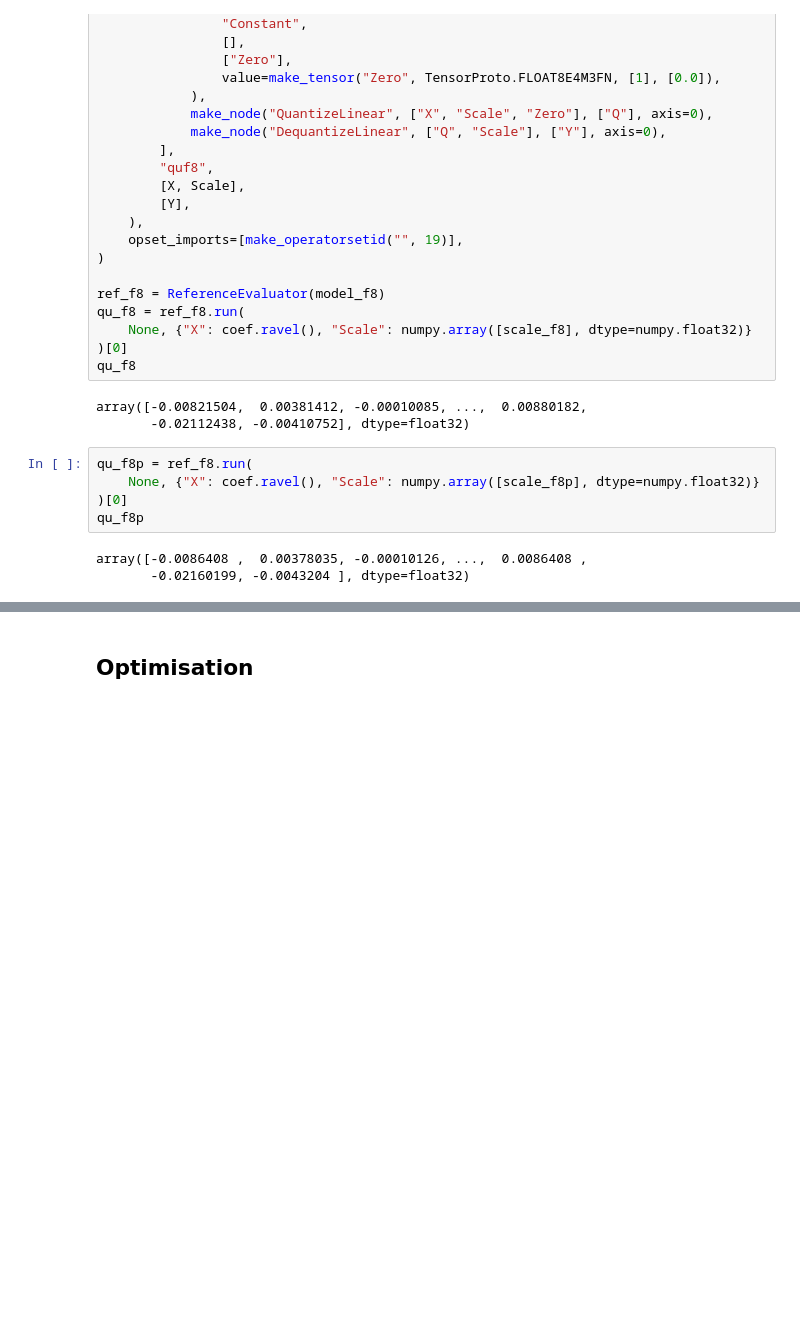
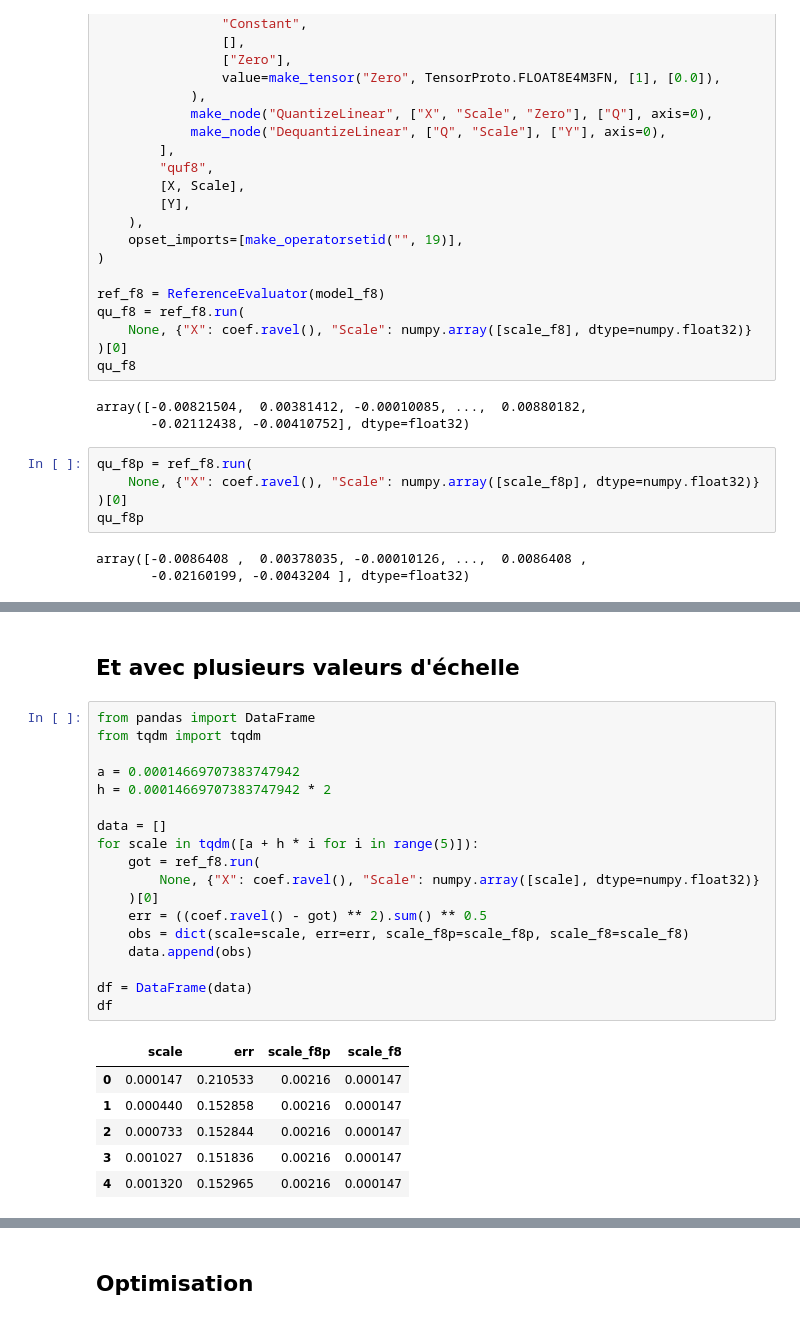
Before and after one commit to sdpython/mlstatpy, a Jupyter notebook: _doc/notebooks/dsgarden/quantization_f8.ipynb, the cells around one changed output, grey strips where cells are left out. Saved outputs shown, nothing was run; the diff lists cells and outputs as text; blank space fills up the shorter version.

```diff
--- a/_doc/notebooks/dsgarden/quantization_f8.ipynb
+++ b/_doc/notebooks/dsgarden/quantization_f8.ipynb
@@ -308,0 +310,27 @@ axs[2].set_title(f"QDQ uint 8\nerr={err_u8}");
+# %% [markdown]
+## Et avec plusieurs valeurs d'échelle
+# %%
+from pandas import DataFrame
+from tqdm import tqdm
+
+a = 0.00014669707383747942
+h = 0.00014669707383747942 * 2
+
+data = []
+for scale in tqdm([a + h * i for i in range(5)]):
+    got = ref_f8.run(
+        None, {"X": coef.ravel(), "Scale": numpy.array([scale], dtype=numpy.float32)}
+    )[0]
+    err = ((coef.ravel() - got) ** 2).sum() ** 0.5
+    obs = dict(scale=scale, err=err, scale_f8p=scale_f8p, scale_f8=scale_f8)
+    data.append(obs)
+
+df = DataFrame(data)
+df
+# %% [output]
+|  | scale | err | scale_f8p | scale_f8 |
+| 0 | 0.000147 | 0.210533 | 0.00216 | 0.000147 |
+| 1 | 0.000440 | 0.152858 | 0.00216 | 0.000147 |
+| 2 | 0.000733 | 0.152844 | 0.00216 | 0.000147 |
+| 3 | 0.001027 | 0.151836 | 0.00216 | 0.000147 |
+| 4 | 0.001320 | 0.152965 | 0.00216 | 0.000147 |
```
Also changed, not shown: parts of 10 cells of this notebook.
